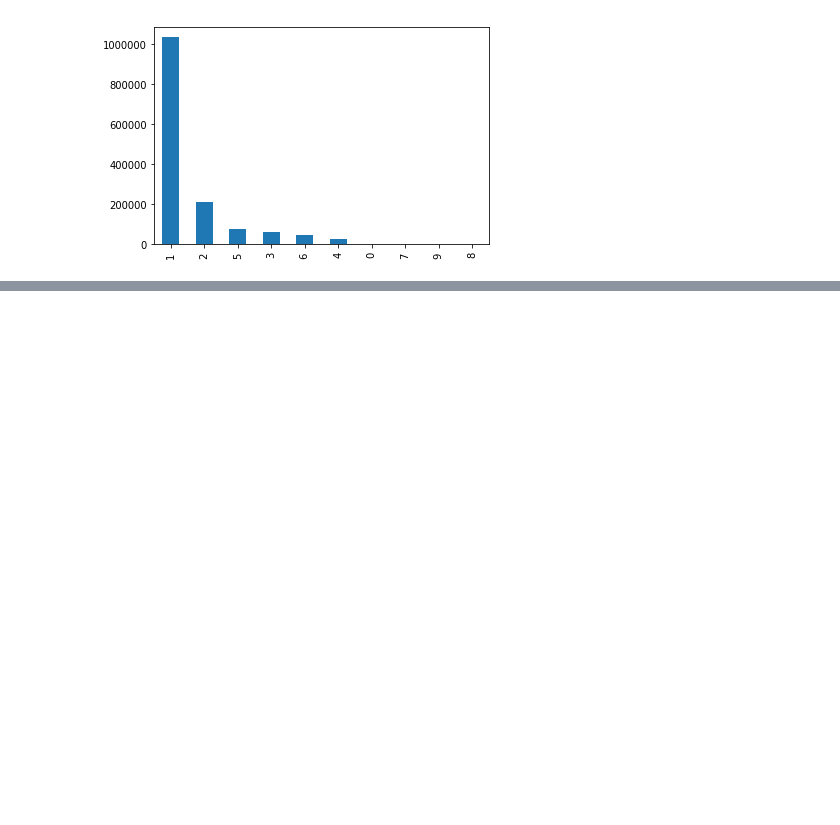
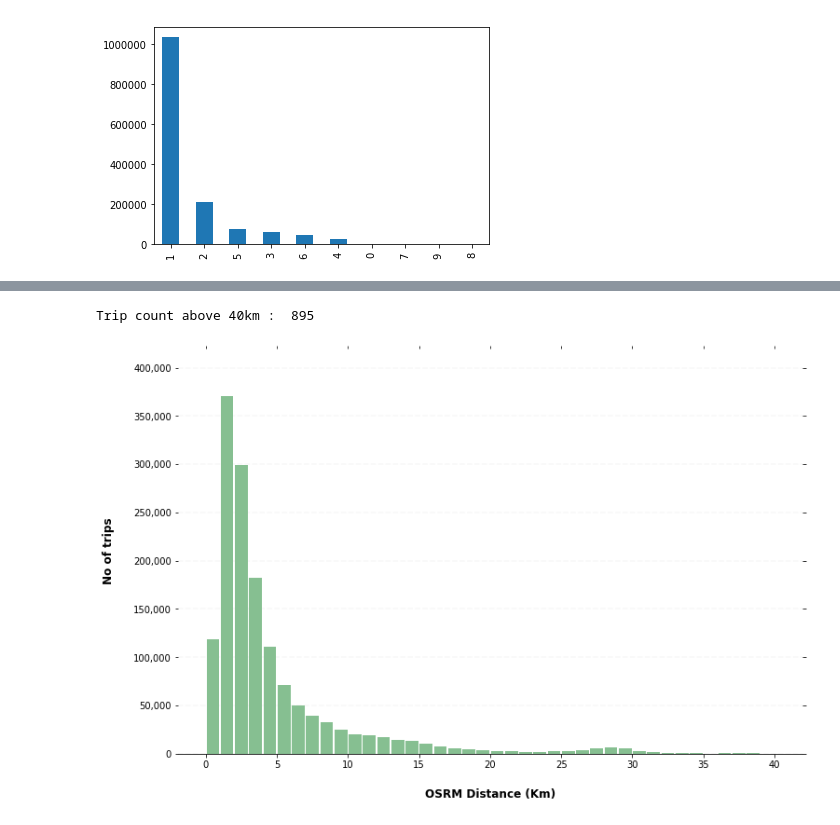
Before and after one commit to Taxyy/Taxi-Trip-Duration, a Jupyter notebook: notebooks/notebook1.ipynb, the cells around one changed output, grey strips where cells are left out. Cells and saved outputs as stored; diff of their text form; code cells hidden in the pictures; blank space fills up the shorter version.

Commit message:
Added osrm_distance feature into descriptive analysis

```diff
--- a/notebooks/notebook1.ipynb
+++ b/notebooks/notebook1.ipynb
@@ -227,0 +254,45 @@ dataset_raw["passenger_count"].value_counts().plot(kind='bar')
+# %%
+ dataset = dataset.drop(dataset[dataset.osrm_distance=="No_route"].index)
+# %%
+dataset = dataset.astype({'osrm_distance': 'float64'})
+# %%
+# Convert distance to Km
+dataset['osrm_distance']= dataset['osrm_distance']/1000
+# %%
+ df = dataset.drop(dataset[dataset.osrm_distance >40].index)
+# %%
+print("Trip count above 40km : ",dataset.shape[0] - df.shape[0])
+# %% [output]
+Trip count above 40km :  895
+# %%
+ax = df.hist(column='osrm_distance', bins=40, grid=False, figsize=(12,8), color='#86bf91', zorder=2, rwidth=0.9)
+
+ax = ax[0]
+for x in ax:
+
+    # Despine
+    x.spines['right'].set_visible(False)
+    x.spines['top'].set_visible(False)
+    x.spines['left'].set_visible(False)
+
+    # Switch off ticks
+    x.tick_params(axis="both", which="both", bottom="off", top="off", labelbottom="on", left="off", right="off", labelleft="on")
+
+    # Draw horizontal axis lines
+    vals = x.get_yticks()
+    for tick in vals:
+        x.axhline(y=tick, linestyle='dashed', alpha=0.4, color='#eeeeee', zorder=1)
+
+    # Remove title
+    x.set_title("")
+
+    # Set x-axis label
+    x.set_xlabel("OSRM Distance (Km)", labelpad=20, weight='bold', size=12)
+
+    # Set y-axis label
+    x.set_ylabel("No of trips", labelpad=20, weight='bold', size=12)
+
+    # Format y-axis label
+    x.yaxis.set_major_formatter(StrMethodFormatter('{x:,g}'))
+# %% [output]
+[figure, added]
```
Also changed, not shown: parts of 4 cells of this notebook.
